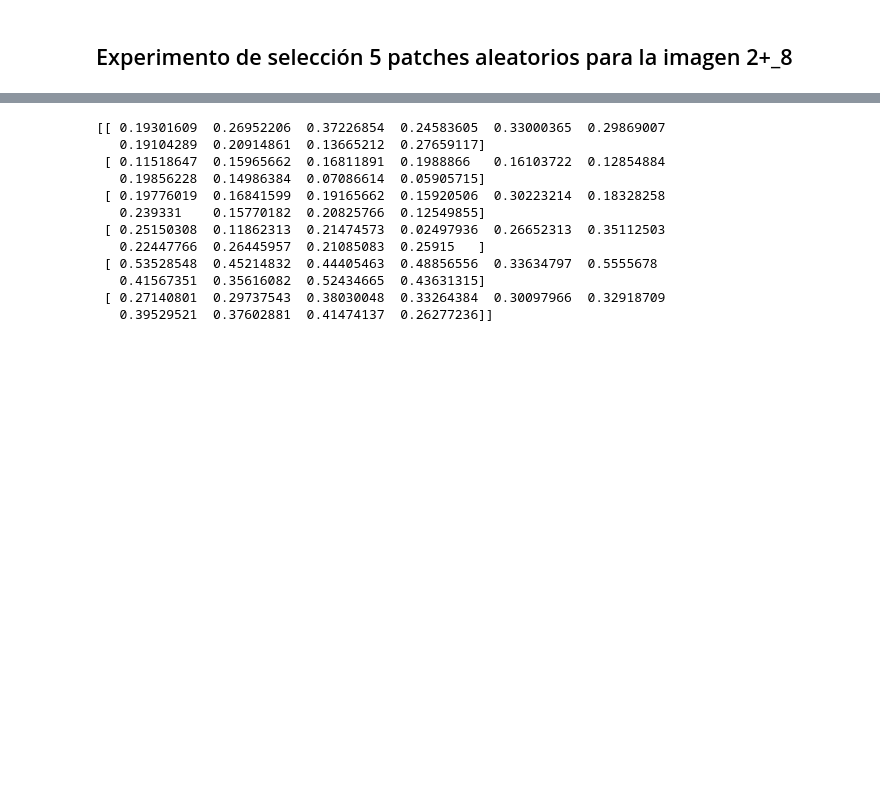
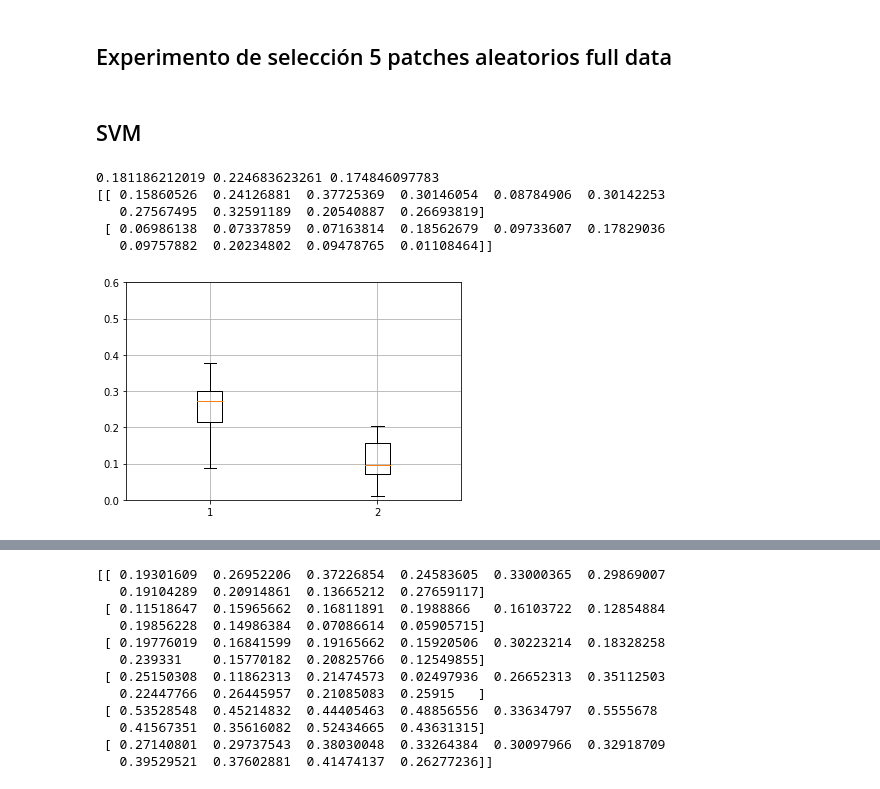
Before and after one commit to rpezoa/her2Segmentation, a Jupyter notebook: notebooks/random_patches.ipynb, the cells around one changed output, grey strips where cells are left out. Drawn from its saved outputs; the diff is of its cells as text; code cells hidden in the pictures; blank space fills up the shorter version.

```diff
--- a/notebooks/random_patches.ipynb
+++ b/notebooks/random_patches.ipynb
@@ -1,10 +1,50 @@
 # %% [markdown]
-## Experimento de selección 5 patches aleatorios para la imagen 2+_8
+## Experimento de selección 5 patches aleatorios full data
 # %%
 import os
 import numpy as np
 from sklearn.metrics import accuracy_score, f1_score, precision_score, recall_score, classification_report
 from matplotlib import pyplot as plt
+# %% [markdown]
+## SVM
+# %%
+images = ["1+_20", "1+_25"]#, "2+_1","2+_8","2+_9","3+_19"]
+type_im = ["1+","1+"]#,"2+","2+","2+","3+"]
+n_seeds = 10
+n_im = len(images)
+f1 = np.zeros((n_im,n_seeds))
+prec = np.zeros((n_im,n_seeds))
+rec = np.zeros((n_im,n_seeds))
+for i in range(n_im):
+    path = "/home/rpezoa/experiment_data/output/" + images[i]+ "_rpr_random_patches/"
+    f = os.listdir(path)
+    #print(f)
+    big_target_path="/home/rpezoa/experiment_data/big_" + type_im[i] + "/labels/" + images[i] + ".npy"
+
+    for j in range(n_seeds):
+        big_y0=np.load(big_target_path)
+        big_pred = np.load(path + 'svm_0/big_pred/' + str(j) + '_big_pred.npy')
+        f1[i,j] = f1_score(big_y0,big_pred)
+        prec[i,j] = precision_score(big_y0,big_pred)
+        rec[i,j] = recall_score(big_y0,big_pred)
+        #print(classification_report(big_y0,big_pred))
+print(f1.mean(),prec.mean(),rec.mean())
+print(f1)
+np.save("/home/rpezoa/experiment_data/output/f1_random_svm_0.npy",f1)
+np.save("/home/rpezoa/experiment_data/output/prec_random_svm_0.npy",prec)
+plt.figure()
+plt.boxplot(f1.T)
+#plt.boxplot(prec)
+plt.grid()
+plt.ylim(0,0.6)
+plt.show()
+# %% [output]
+0.181186212019 0.224683623261 0.174846097783
+[[ 0.15860526  0.24126881  0.37725369  0.30146054  0.08784906  0.30142253
+   0.27567495  0.32591189  0.20540887  0.26693819]
+ [ 0.06986138  0.07337859  0.07163814  0.18562679  0.09733607  0.17829036
+   0.09757882  0.20234802  0.09478765  0.01108464]]
+[figure, added]
 # %%
 images = ["1+_20", "1+_25", "2+_1","2+_8","2+_9","3+_19"]
 type_im = ["1+","1+","2+","2+","2+","3+"]
```
Also changed, not shown: parts of 4 cells of this notebook, 1 other file.
